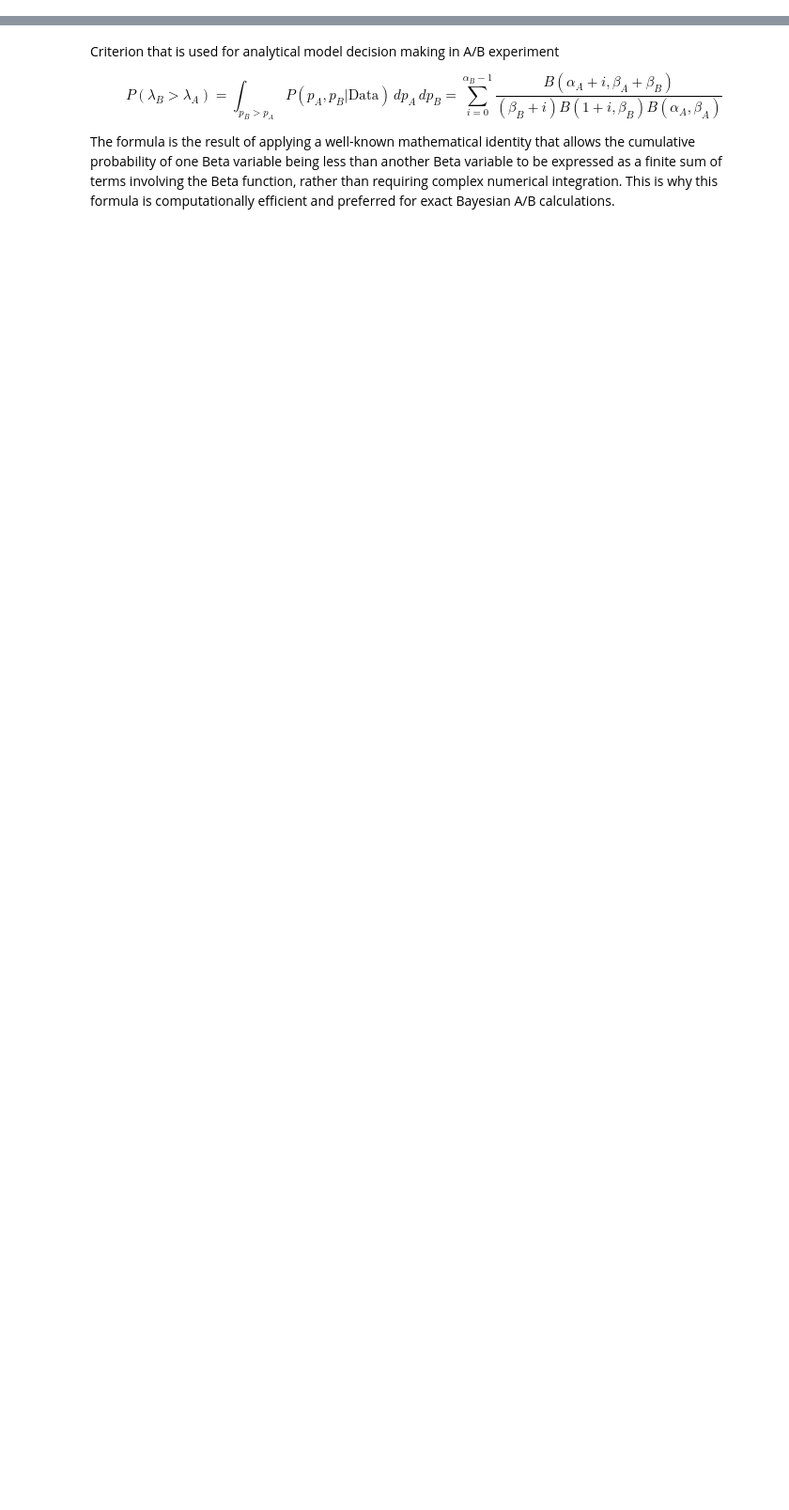
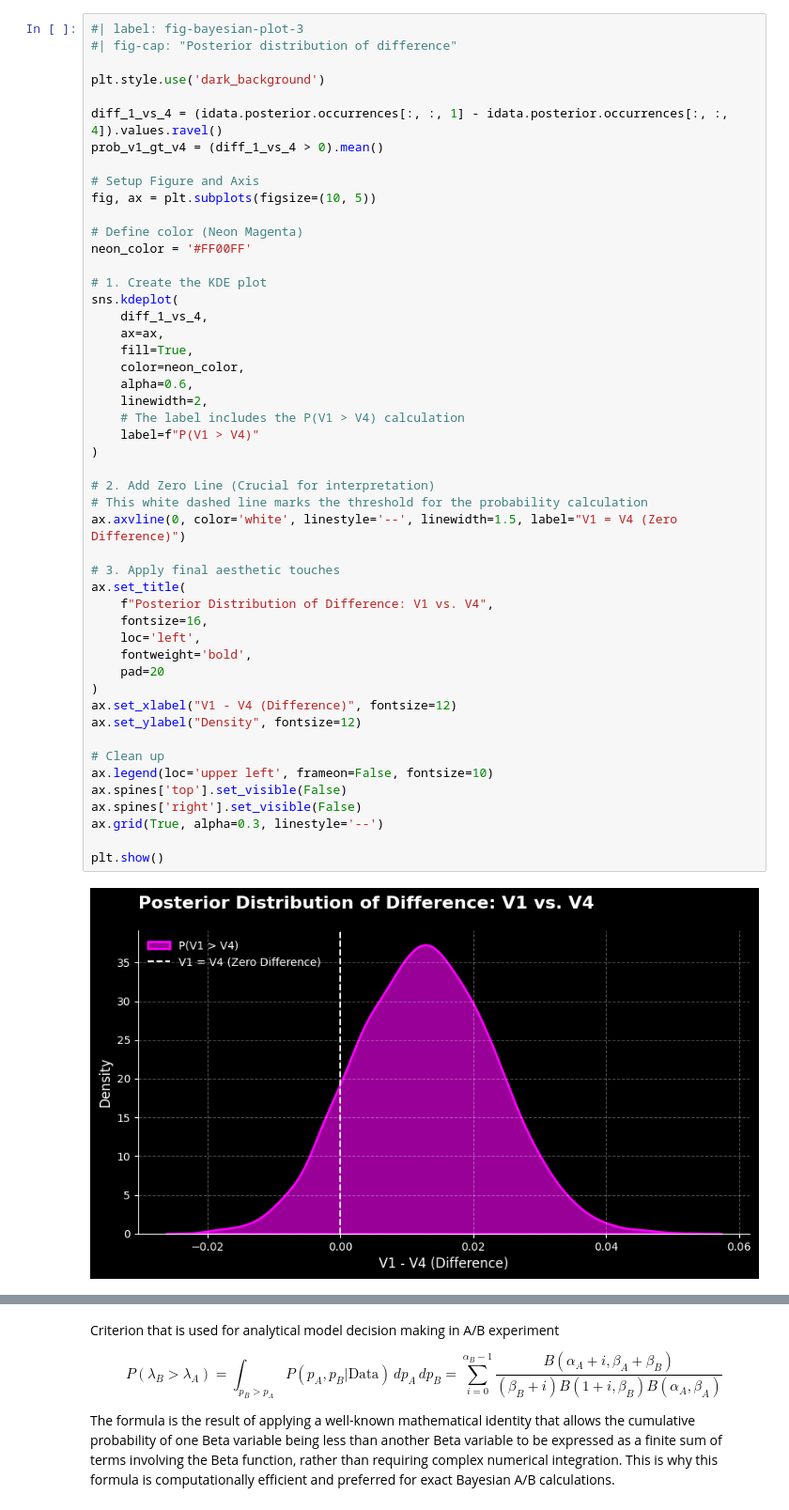
Before and after one commit to NPodlozhniy/npodlozhniy.github.io, a Jupyter notebook: content/posts/bayesian-test/BayesianAB.ipynb, the cells around one changed output, grey strips where cells are left out. Shown at 94% size. Drawn from its saved outputs; the diff is of its cells as text; blank space fills up the shorter version.

```diff
--- a/content/posts/bayesian-test/BayesianAB.ipynb
+++ b/content/posts/bayesian-test/BayesianAB.ipynb
@@ -256,0 +352,51 @@ What makes it an easy computation: p is from [0.76160, 1.0] and it fully coincid
+# %%
+#| label: fig-bayesian-plot-3
+#| fig-cap: "Posterior distribution of difference"
+
+plt.style.use('dark_background')
+
+diff_1_vs_4 = (idata.posterior.occurrences[:, :, 1] - idata.posterior.occurrences[:, :, 4]).values.ravel()
+prob_v1_gt_v4 = (diff_1_vs_4 > 0).mean()
+
+# Setup Figure and Axis
+fig, ax = plt.subplots(figsize=(10, 5))
+
+# Define color (Neon Magenta)
+neon_color = '#FF00FF'
+
+# 1. Create the KDE plot
+sns.kdeplot(
+    diff_1_vs_4,
+    ax=ax,
+    fill=True,
+    color=neon_color,
+    alpha=0.6,
+    linewidth=2,
+    # The label includes the P(V1 > V4) calculation
+    label=f"P(V1 > V4)"
+)
+
+# 2. Add Zero Line (Crucial for interpretation)
+# This white dashed line marks the threshold for the probability calculation
+ax.axvline(0, color='white', linestyle='--', linewidth=1.5, label="V1 = V4 (Zero Difference)")
+
+# 3. Apply final aesthetic touches
+ax.set_title(
+    f"Posterior Distribution of Difference: V1 vs. V4",
+    fontsize=16,
+    loc='left',
+    fontweight='bold',
+    pad=20
+)
+ax.set_xlabel("V1 - V4 (Difference)", fontsize=12)
+ax.set_ylabel("Density", fontsize=12)
+
+# Clean up
+ax.legend(loc='upper left', frameon=False, fontsize=10)
+ax.spines['top'].set_visible(False)
+ax.spines['right'].set_visible(False)
+ax.grid(True, alpha=0.3, linestyle='--')
+
+plt.show()
+# %% [output]
+[figure, added]
```
Also changed, not shown: parts of 119 cells of this notebook, 12 other files.
